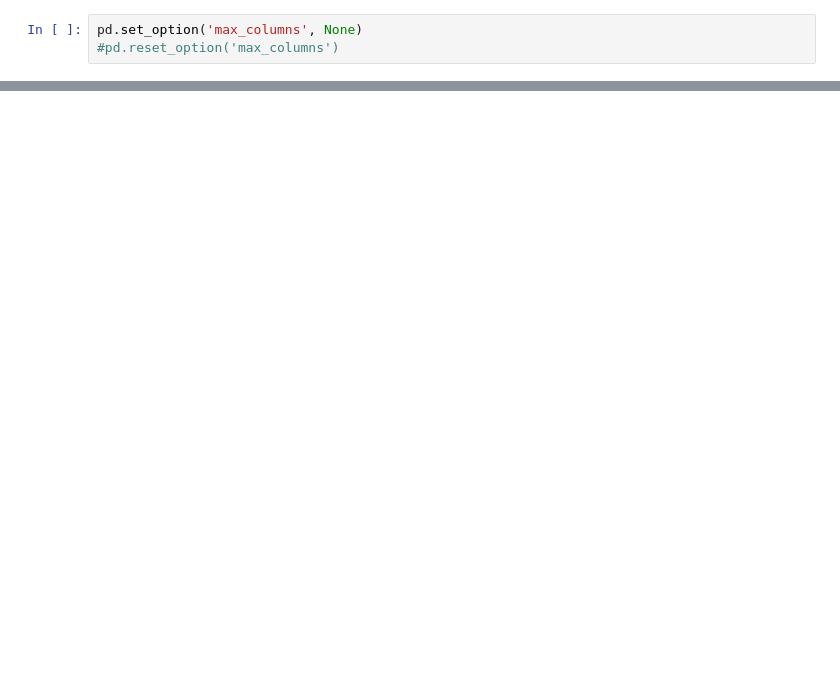
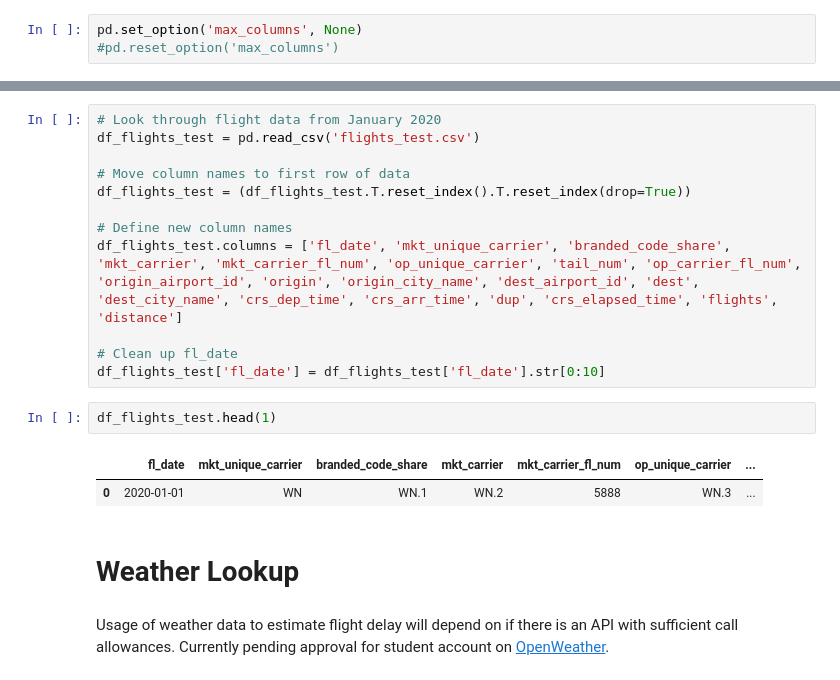
Before and after one commit to NB094/LHL_Midterm_1, a Jupyter notebook: Nik_feature_engineering.ipynb, the cells around one changed output, grey strips where cells are left out. Cells and saved outputs as stored; diff of their text form; blank space fills up the shorter version.

```diff
--- a/Nik_feature_engineering.ipynb
+++ b/Nik_feature_engineering.ipynb
@@ -7,0 +26,21 @@ df_flights = pd.read_csv('flights_data.csv')
+# %%
+# Look through flight data from January 2020
+df_flights_test = pd.read_csv('flights_test.csv')
+
+# Move column names to first row of data
+df_flights_test = (df_flights_test.T.reset_index().T.reset_index(drop=True))
+
+# Define new column names
+df_flights_test.columns = ['fl_date', 'mkt_unique_carrier', 'branded_code_share', 'mkt_carrier', 'mkt_carrier_fl_num', 'op_unique_carrier', 'tail_num', 'op_carrier_fl_num', 'origin_airport_id', 'origin', 'origin_city_name', 'dest_airport_id', 'dest', 'dest_city_name', 'crs_dep_time', 'crs_arr_time', 'dup', 'crs_elapsed_time', 'flights', 'distance']
+
+# Clean up fl_date
+df_flights_test['fl_date'] = df_flights_test['fl_date'].str[0:10]
+# %%
+df_flights_test.head(1)
+# %% [output]
+|  | fl_date | mkt_unique_carrier | branded_code_share | mkt_carrier | mkt_carrier_fl_num | op_unique_carrier | ... |
+| 0 | 2020-01-01 | WN | WN.1 | WN.2 | 5888 | WN.3 | ... |
+# %% [markdown]
+# Weather Lookup
+# %% [markdown]
+Usage of weather data to estimate flight delay will depend on if there is an API with sufficient call allowances. Currently pending approval for student account on [OpenWeather](https://openweathermap.org/api).
```
Also changed, not shown: parts of 27 cells of this notebook, 3 other files.
